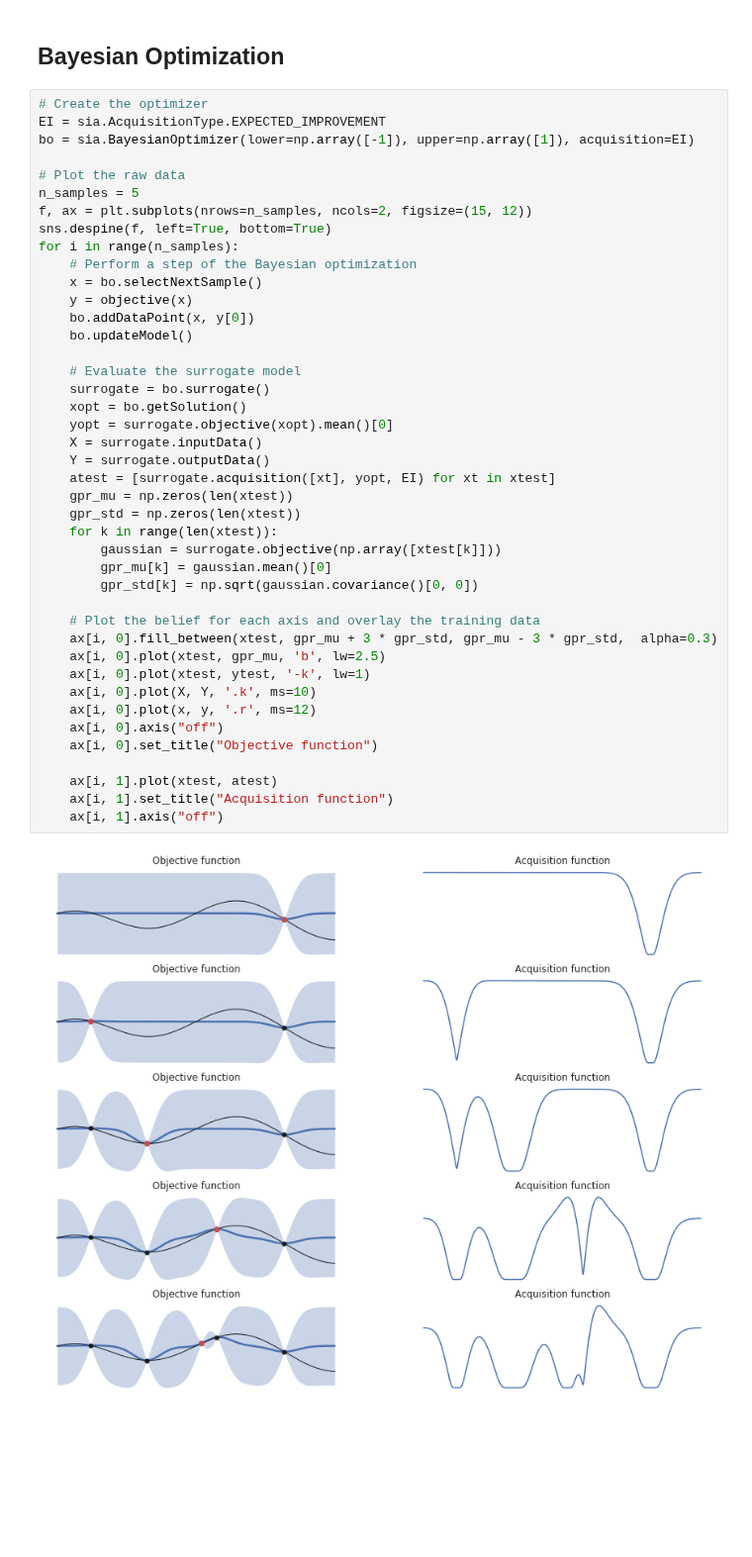
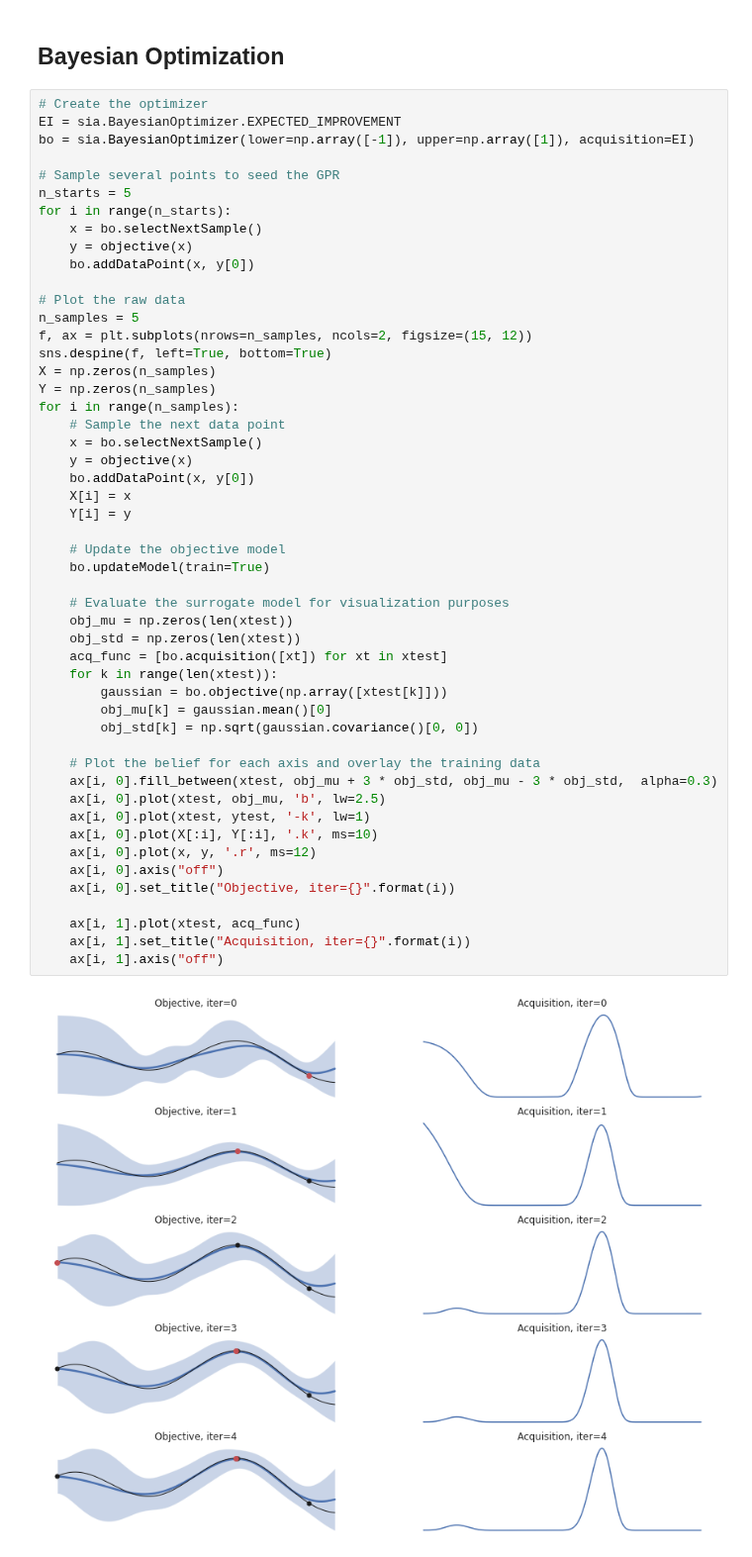
Before and after one commit to parkerowan/libsia, a Jupyter notebook: docs/notebooks/optimizers.ipynb, the cells around one changed output. Shown at 99% size. Saved outputs shown, nothing was run; the diff lists cells and outputs as text; blank space fills up the shorter version.

```diff
--- a/docs/notebooks/optimizers.ipynb
+++ b/docs/notebooks/optimizers.ipynb
@@ -45,45 +48,53 @@ ax.set_title("Objective function");
 ## Bayesian Optimization
 # %%
 # Create the optimizer
-EI = sia.AcquisitionType.EXPECTED_IMPROVEMENT
+EI = sia.BayesianOptimizer.EXPECTED_IMPROVEMENT
 bo = sia.BayesianOptimizer(lower=np.array([-1]), upper=np.array([1]), acquisition=EI)
+
+# Sample several points to seed the GPR
+n_starts = 5
+for i in range(n_starts):
+    x = bo.selectNextSample()
+    y = objective(x)
+    bo.addDataPoint(x, y[0])
 
 # Plot the raw data
 n_samples = 5
 f, ax = plt.subplots(nrows=n_samples, ncols=2, figsize=(15, 12))
 sns.despine(f, left=True, bottom=True)
+X = np.zeros(n_samples)
+Y = np.zeros(n_samples)
 for i in range(n_samples):
-    # Perform a step of the Bayesian optimization
+    # Sample the next data point
     x = bo.selectNextSample()
     y = objective(x)
     bo.addDataPoint(x, y[0])
-    bo.updateModel()
+    X[i] = x
+    Y[i] = y
 
-    # Evaluate the surrogate model
-    surrogate = bo.surrogate()
-    xopt = bo.getSolution()
-    yopt = surrogate.objective(xopt).mean()[0]
-    X = surrogate.inputData()
-    Y = surrogate.outputData()
-    atest = [surrogate.acquisition([xt], yopt, EI) for xt in xtest]
-    gpr_mu = np.zeros(len(xtest))
-    gpr_std = np.zeros(len(xtest))
+    # Update the objective model
+    bo.updateModel(train=True)
+
+    # Evaluate the surrogate model for visualization purposes
+    obj_mu = np.zeros(len(xtest))
+    obj_std = np.zeros(len(xtest))
+    acq_func = [bo.acquisition([xt]) for xt in xtest]
     for k in range(len(xtest)):
-        gaussian = surrogate.objective(np.array([xtest[k]]))
-        gpr_mu[k] = gaussian.mean()[0]
-        gpr_std[k] = np.sqrt(gaussian.covariance()[0, 0])
+        gaussian = bo.objective(np.array([xtest[k]]))
+        obj_mu[k] = gaussian.mean()[0]
+        obj_std[k] = np.sqrt(gaussian.covariance()[0, 0])
 
     # Plot the belief for each axis and overlay the training data
-    ax[i, 0].fill_between(xtest, gpr_mu + 3 * gpr_std, gpr_mu - 3 * gpr_std,  alpha=0.3)
-    ax[i, 0].plot(xtest, gpr_mu, 'b', lw=2.5)
+    ax[i, 0].fill_between(xtest, obj_mu + 3 * obj_std, obj_mu - 3 * obj_std,  alpha=0.3)
+    ax[i, 0].plot(xtest, obj_mu, 'b', lw=2.5)
     ax[i, 0].plot(xtest, ytest, '-k', lw=1)
-    ax[i, 0].plot(X, Y, '.k', ms=10)
+    ax[i, 0].plot(X[:i], Y[:i], '.k', ms=10)
     ax[i, 0].plot(x, y, '.r', ms=12)
     ax[i, 0].axis("off")
-    ax[i, 0].set_title("Objective function")
+    ax[i, 0].set_title("Objective, iter={}".format(i))
 
-    ax[i, 1].plot(xtest, atest)
-    ax[i, 1].set_title("Acquisition function")
+    ax[i, 1].plot(xtest, acq_func)
+    ax[i, 1].set_title("Acquisition, iter={}".format(i))
     ax[i, 1].axis("off")
 # %% [output]
-[figure, old version]
+[figure, new version]
```
Also changed, not shown: parts of 2 cells of this notebook, 41 other files.
